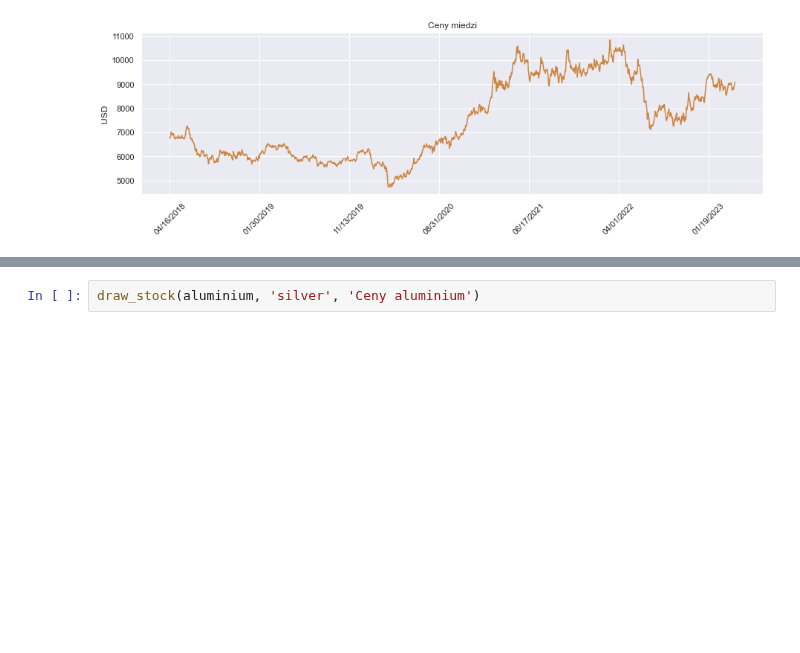
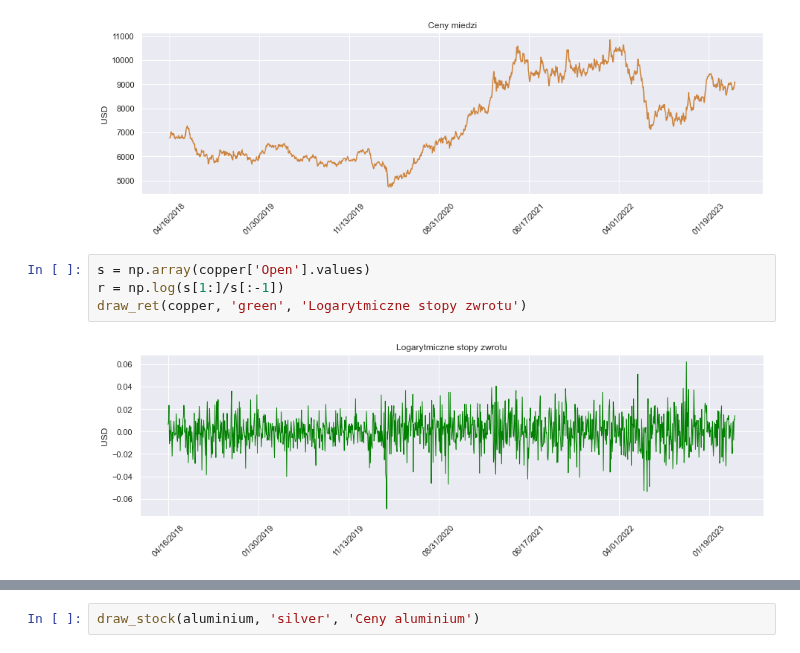
Before and after one commit to Szymex49/NVIDIA_risk_management, a Jupyter notebook: Prezentacja_2.ipynb, the cells around one changed output, grey strips where cells are left out. Saved outputs shown, nothing was run; the diff lists cells and outputs as text; blank space fills up the shorter version.

```diff
--- a/Prezentacja_2.ipynb
+++ b/Prezentacja_2.ipynb
@@ -66,3 +132,9 @@ def draw_ret(df, clr, title): #funkcja rysuje wykres log stóp zwrotu
 draw_stock(copper, 'peru', 'Ceny miedzi')
 # %% [output]
 [figure]
+# %%
+s = np.array(copper['Open'].values)
+r = np.log(s[1:]/s[:-1])
+draw_ret(copper, 'green', 'Logarytmiczne stopy zwrotu')
+# %% [output]
+[figure, added]
```
Also changed, not shown: parts of 24 cells of this notebook, 1 other file.
